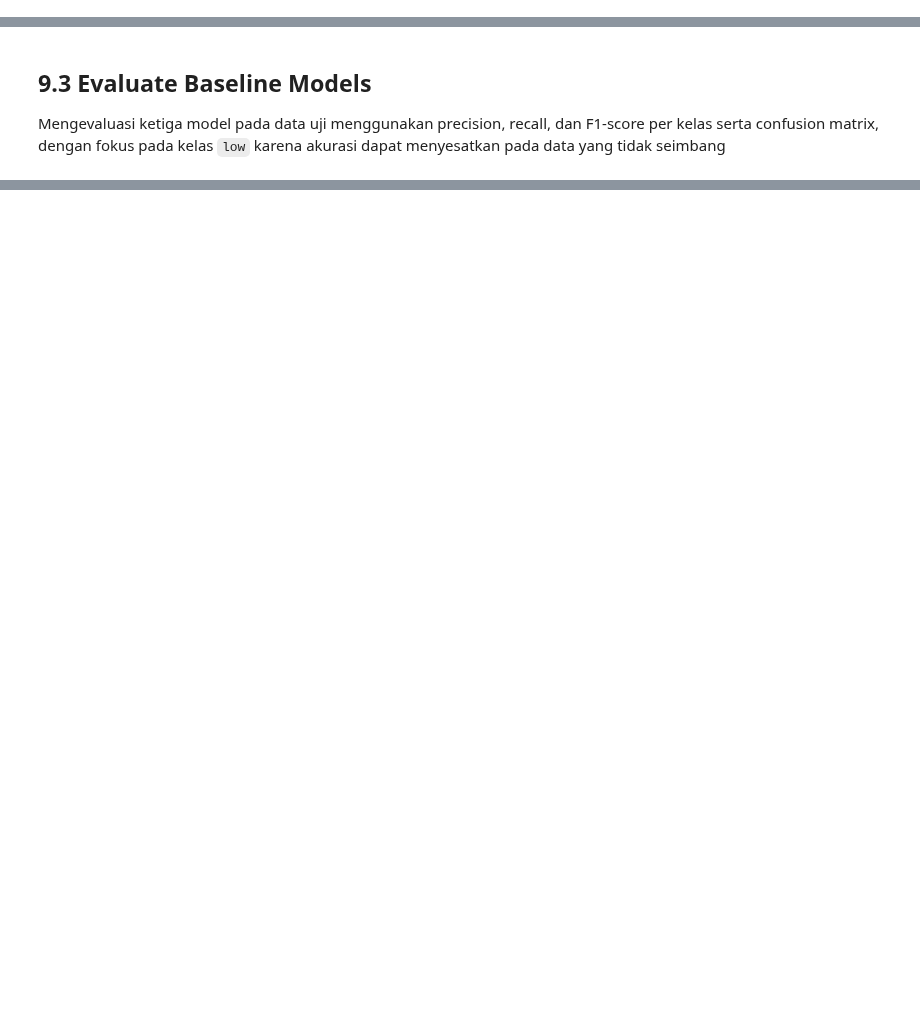
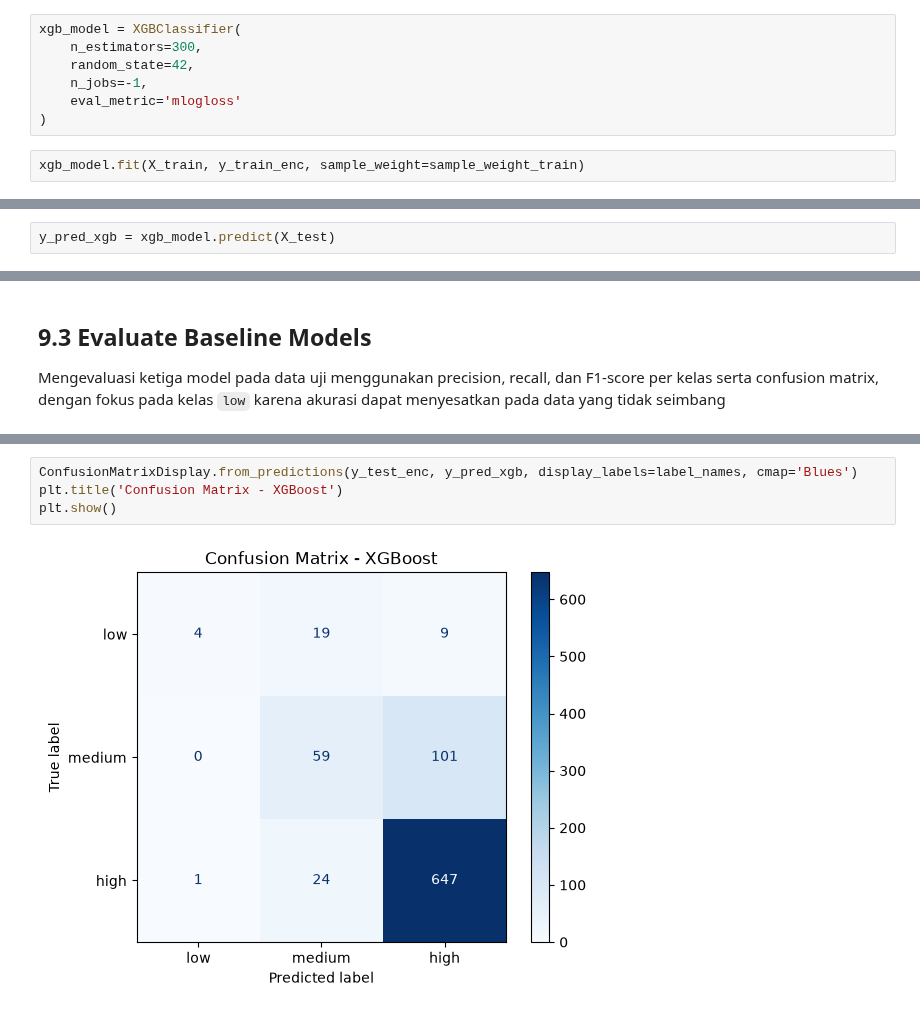
Before and after one commit to sirly82/visibility-project, a Jupyter notebook: Visibility_Prediction.ipynb, the cells around one changed output, grey strips where cells are left out. Drawn from its saved outputs; the diff is of its cells as text; blank space fills up the shorter version.

```diff
--- a/Visibility_Prediction.ipynb
+++ b/Visibility_Prediction.ipynb
@@ -1375,0 +1379,9 @@ y_pred_rf = rf_model.predict(X_test)
+# %%
+xgb_model = XGBClassifier(
+    n_estimators=300,
+    random_state=42,
+    n_jobs=-1,
+    eval_metric='mlogloss'
+)
+# %%
+xgb_model.fit(X_train, y_train_enc, sample_weight=sample_weight_train)
@@ -1375,0 +1401,2 @@ y_pred_rf = rf_model.predict(X_test)
+# %%
+y_pred_xgb = xgb_model.predict(X_test)
@@ -1379,0 +1498,6 @@ Mengevaluasi ketiga model pada data uji menggunakan precision, recall, dan F1-sc
+# %%
+ConfusionMatrixDisplay.from_predictions(y_test_enc, y_pred_xgb, display_labels=label_names, cmap='Blues')
+plt.title('Confusion Matrix - XGBoost')
+plt.show()
+# %% [output]
+[figure, added]
```
Also changed, not shown: parts of 18 cells of this notebook, 1 other file.
